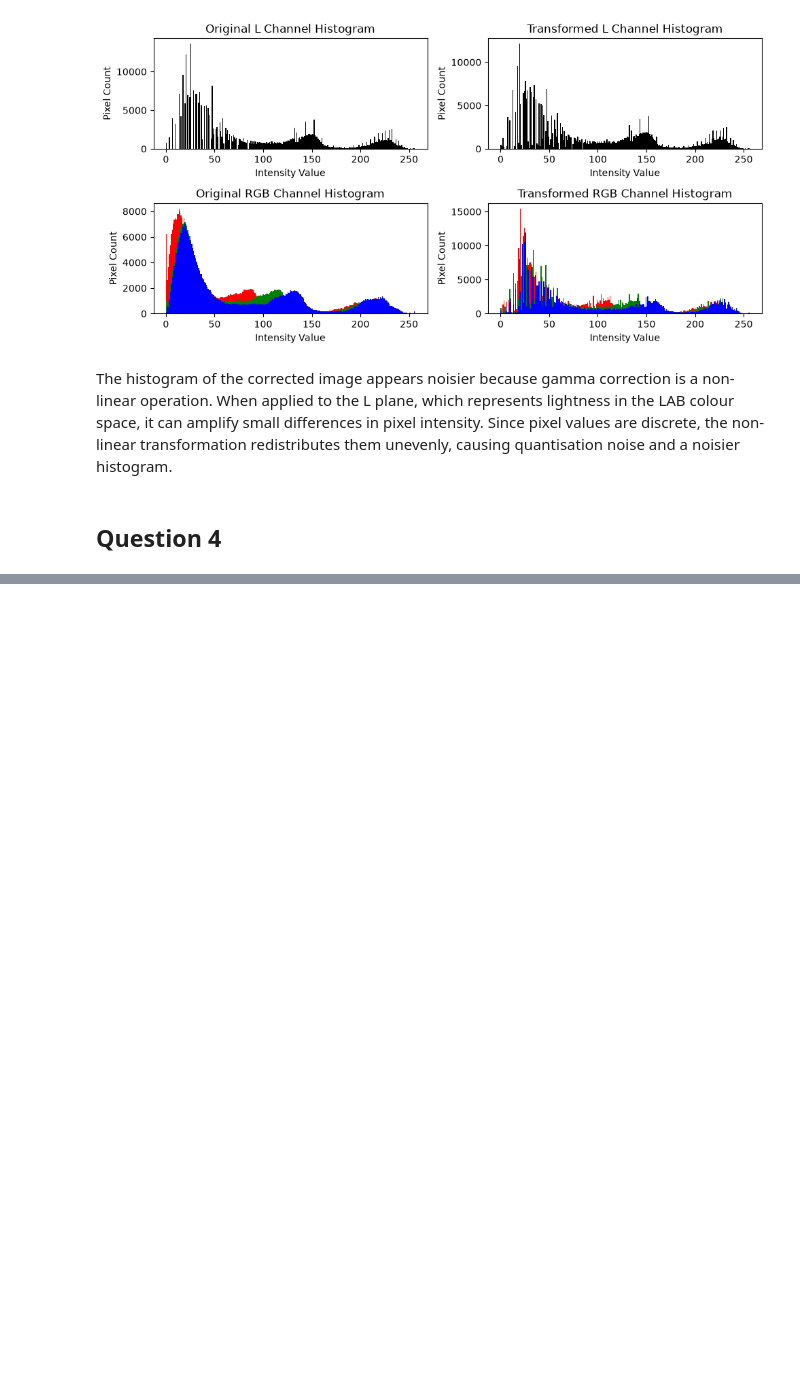
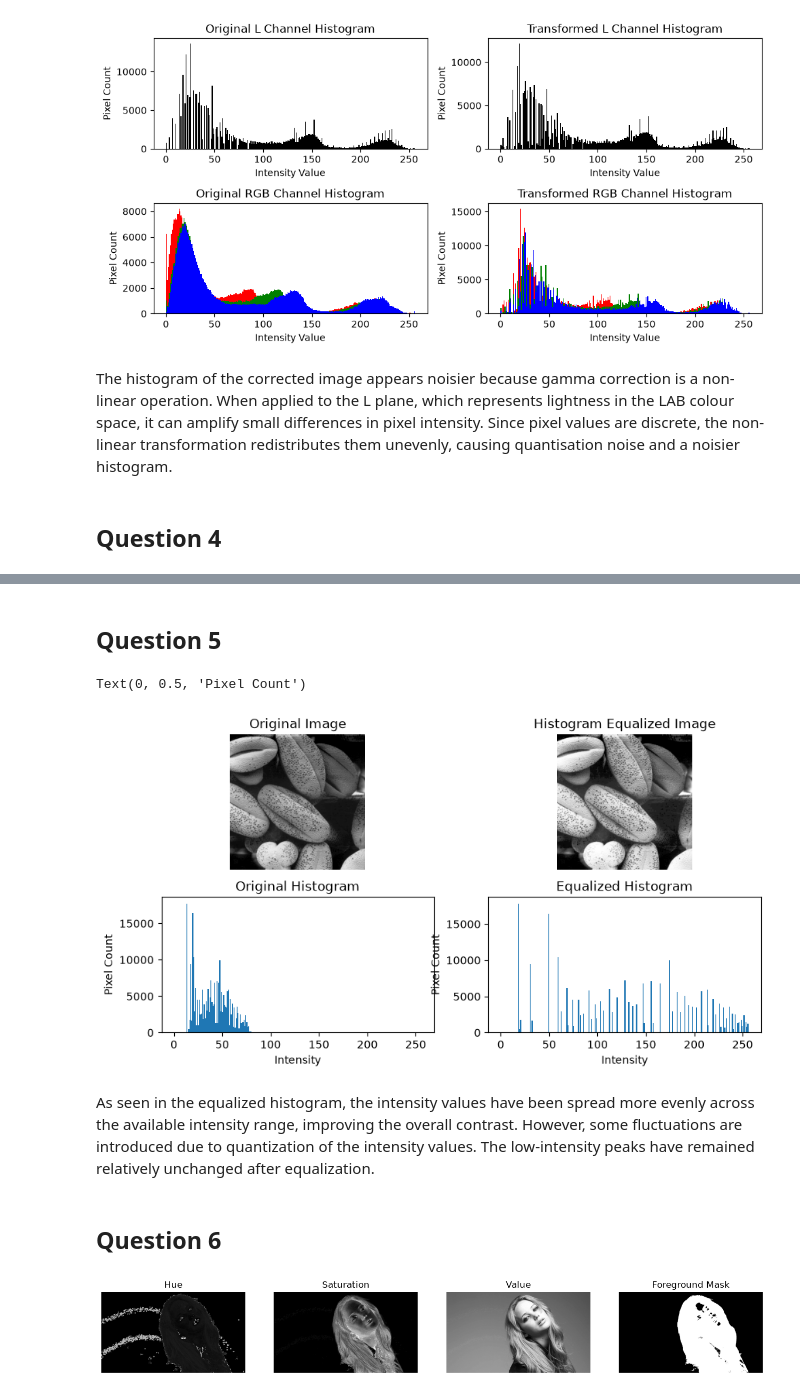
Before and after one commit to angstrom10/EN3160---Image-Processing-and-Machine-Vision, a Jupyter notebook: a-01/assignment.ipynb, the cells around one changed output, grey strips where cells are left out. Cells and saved outputs as stored; diff of their text form; code cells hidden in the pictures; blank space fills up the shorter version.

```diff
--- a/a-01/assignment.ipynb
+++ b/a-01/assignment.ipynb
@@ -190,0 +200,39 @@ plt.show()
+# %% [markdown]
+## Question 5
+# %%
+def histogram_equalization(f):
+
+    hist = np.zeros(256, dtype=np.int32)
+    for pixel in f.ravel():
+        hist[pixel] += 1
+    pdf = hist / f.size
+    cdf = np.cumsum(pdf)
+    t = np.round(255 * cdf).astype(np.uint8)
+    g = t[f]
+    return g
+
+f = cv.imread('images/shells.tif', cv.IMREAD_GRAYSCALE)
+g = histogram_equalization(f)
+# %%
+fig, ax = plt.subplots(2, 2, figsize=(10, 5))
+ax[0, 0].imshow(f, cmap='gray')
+ax[0, 0].set_title('Original Image')
+ax[0, 0].axis('off')
+ax[0, 1].imshow(g, cmap='gray')
+ax[0, 1].set_title('Histogram Equalized Image')
+ax[0, 1].axis('off')
+ax[1,0].hist(f.ravel(), bins=256, range=(0, 256))
+ax[1,0].set_title('Original Histogram')
+ax[1,0].set_xlabel('Intensity')
+ax[1,0].set_ylabel('Pixel Count')
+ax[1,1].hist(g.ravel(), bins=256, range=(0, 256))
+ax[1,1].set_title('Equalized Histogram')
+ax[1,1].set_xlabel('Intensity')
+ax[1,1].set_ylabel('Pixel Count')
+# %% [output]
+Text(0, 0.5, 'Pixel Count')
+[figure, added]
+# %% [markdown]
+As seen in the equalized histogram, the intensity values have been spread more evenly across the available intensity range, improving the overall contrast. However, some fluctuations are introduced due to quantization of the intensity values. The low-intensity peaks have remained relatively unchanged after equalization.
+# %% [markdown]
+## Question 6
@@ -190,0 +245,14 @@ plt.show()
+# %%
+fig, ax = plt.subplots(1, 4, figsize=(16, 4))
+ax[0].imshow(H, cmap='gray')
+ax[0].set_title('Hue')
+ax[1].imshow(S, cmap='gray')
+ax[1].set_title('Saturation')
+ax[2].imshow(V, cmap='gray')
+ax[2].set_title('Value')
+ax[3].imshow(mask, cmap='gray')
+ax[3].set_title('Foreground Mask')
+for a in ax: a.axis('off')
+plt.show()
+# %% [output]
+[figure, added]
```
Also changed, not shown: parts of 25 cells of this notebook, 5 other files.
